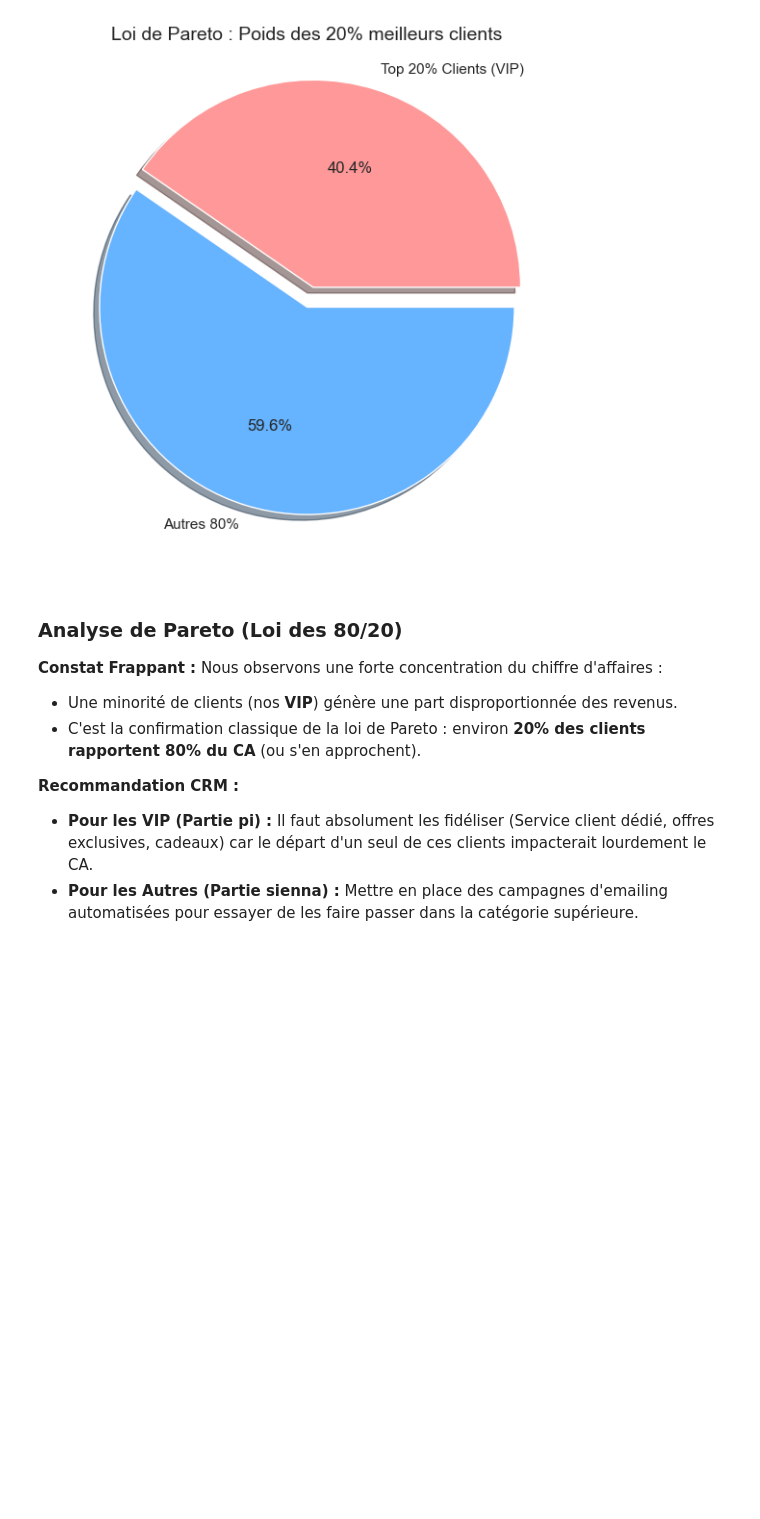
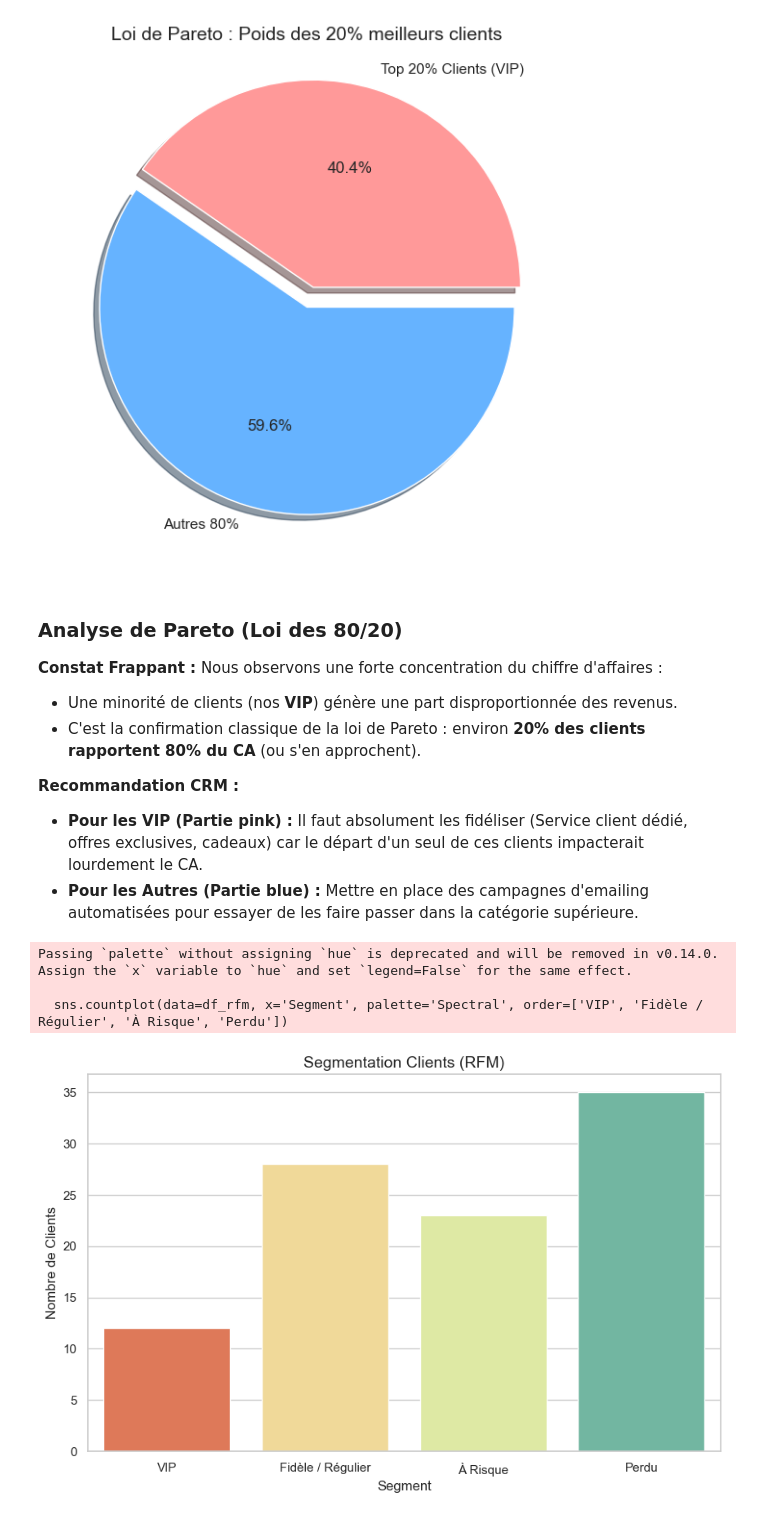
Before and after one commit to KarissyCISSE21/classicmodels-analysis, a Jupyter notebook: notebooks/ClassicModels_Analysis.ipynb, the cells around one changed output. Saved outputs shown, nothing was run; the diff lists cells and outputs as text; code cells hidden in the pictures; blank space fills up the shorter version.

Commit message:
Partie 4 : Analyses complètes (RFM, Corrélations, RH) avec interprétations métier

```diff
--- a/notebooks/ClassicModels_Analysis.ipynb
+++ b/notebooks/ClassicModels_Analysis.ipynb
@@ -573,5 +573,72 @@ Nous observons une forte concentration du chiffre d'affaires :
 * C'est la confirmation classique de la loi de Pareto : environ **20% des clients rapportent 80% du CA** (ou s'en approchent).
 
 **Recommandation CRM :**
-* **Pour les VIP (Partie pi) :** Il faut absolument les fidéliser (Service client dédié, offres exclusives, cadeaux) car le départ d'un seul de ces clients impacterait lourdement le CA.
-* **Pour les Autres (Partie sienna) :** Mettre en place des campagnes d'emailing automatisées pour essayer de les faire passer dans la catégorie supérieure.
+* **Pour les VIP (Partie pink) :** Il faut absolument les fidéliser (Service client dédié, offres exclusives, cadeaux) car le départ d'un seul de ces clients impacterait lourdement le CA.
+* **Pour les Autres (Partie blue) :** Mettre en place des campagnes d'emailing automatisées pour essayer de les faire passer dans la catégorie supérieure.
+# %%
+#-- -------------------------------------------------
+# PARTIE 4: ANALYSE PYTHON AVANCÉES
+#-- -------------------------------------------------
+
+# --- 4.1 ANALYSE RFM (Recency, Frequency, Monetary) ---
+
+# 1. Préparation des données
+query_rfm = """
+SELECT
+    c.customerNumber,
+    MAX(o.orderDate) as last_order_date,
+    COUNT(DISTINCT o.orderNumber) as frequency,
+    SUM(od.quantityOrdered * od.priceEach) as monetary
+FROM customers c
+JOIN orders o ON c.customerNumber = o.customerNumber
+JOIN orderdetails od ON o.orderNumber = od.orderNumber
+WHERE o.status != 'Cancelled'
+GROUP BY c.customerNumber;
+"""
+df_rfm = pd.read_sql(query_rfm, conn)
+
+# --- CORRECTION ---
+# On convertit la colonne en vraie date pour éviter l'erreur "AttributeError"
+df_rfm['last_order_date'] = pd.to_datetime(df_rfm['last_order_date'])
+# -------------------------------
+
+# 2. Calcul de la Récence (Nombre de jours depuis la dernière commande)
+# On prend la date la plus récente de la base comme "Aujourd'hui" pour ne pas fausser les calculs
+current_date = df_rfm['last_order_date'].max()
+df_rfm['recency'] = (current_date - df_rfm['last_order_date']).dt.days
+
+# 3. Création des scores (1 à 4) avec qcut (Quartiles)
+# Récence : On veut un chiffre petit (donc on inverse les labels : 4 est le meilleur)
+df_rfm['R'] = pd.qcut(df_rfm['recency'], 4, labels=[4, 3, 2, 1])
+df_rfm['F'] = pd.qcut(df_rfm['frequency'].rank(method='first'), 4, labels=[1, 2, 3, 4])
+df_rfm['M'] = pd.qcut(df_rfm['monetary'], 4, labels=[1, 2, 3, 4])
+
+# 4. Création du Score RFM Global
+df_rfm['RFM_Score'] = df_rfm['R'].astype(str) + df_rfm['F'].astype(str) + df_rfm['M'].astype(str)
+
+# 5. Segmentation (Logique Métier simplifiée)
+def segment_customer(row):
+    r, f, m = int(row['R']), int(row['F']), int(row['M'])
+    if r >= 4 and f >= 4 and m >= 4:
+        return 'VIP'
+    elif r >= 3 and f >= 3:
+        return 'Fidèle / Régulier'
+    elif r <= 2 and r > 1:
+        return 'À Risque'
+    else:
+        return 'Perdu'
+
+df_rfm['Segment'] = df_rfm.apply(segment_customer, axis=1)
+
+# 6. Visualisation
+plt.figure(figsize=(10, 6))
+sns.countplot(data=df_rfm, x='Segment', palette='Spectral', order=['VIP', 'Fidèle / Régulier', 'À Risque', 'Perdu'])
+plt.title('Segmentation Clients (RFM)', fontsize=14)
+plt.ylabel('Nombre de Clients')
+plt.savefig("../visualizations/Segmentation Clients (RFM).png", bbox_inches='tight')
+plt.show()
+# %% [output]
+Passing `palette` without assigning `hue` is deprecated and will be removed in v0.14.0. Assign the `x` variable to `hue` and set `legend=False` for the same effect.
+
+  sns.countplot(data=df_rfm, x='Segment', palette='Spectral', order=['VIP', 'Fidèle / Régulier', 'À Risque', 'Perdu'])
+[figure, added]
```
Also changed, not shown: parts of 9 cells of this notebook, 7 other files.
